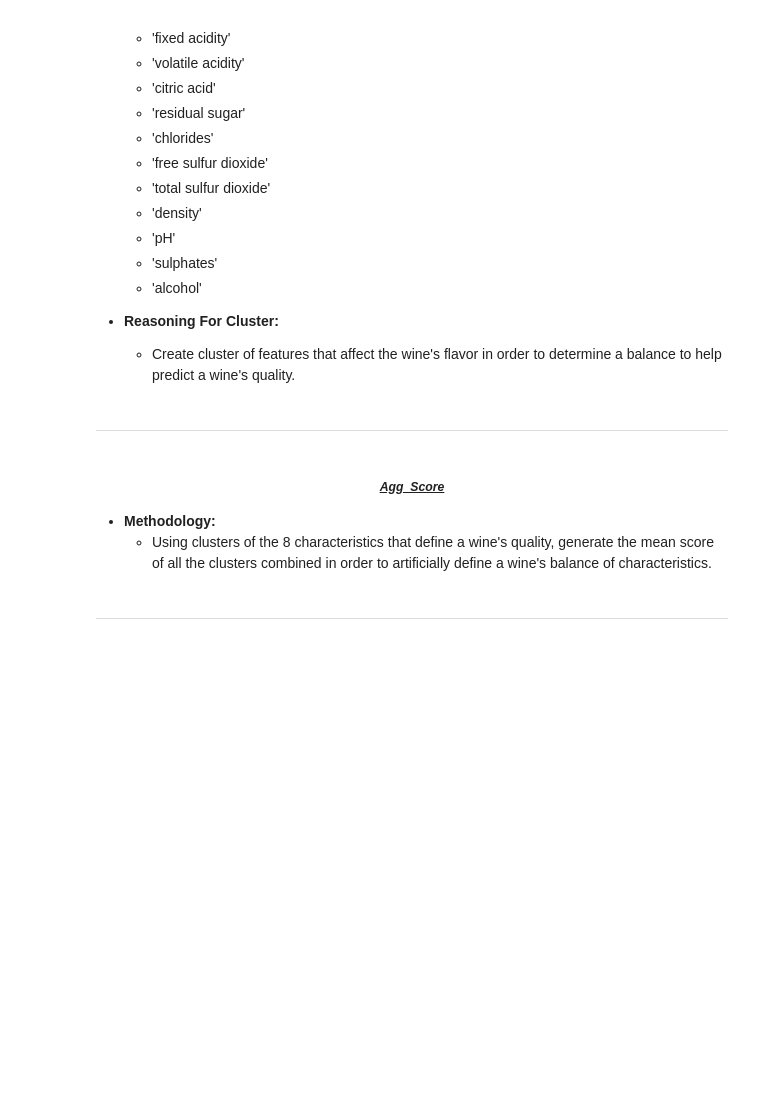
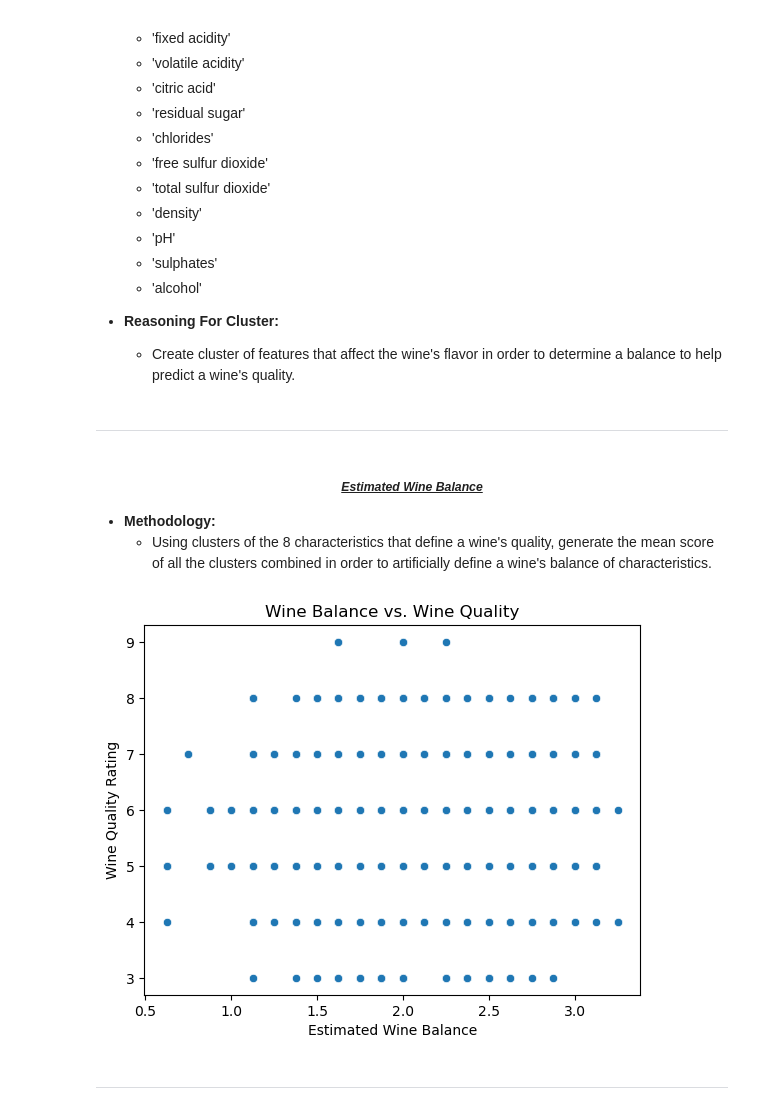
Before and after one commit to all-for-wine-andwine-for-all/all-for-wine-and-wine-for-all, a Jupyter notebook: final_report.ipynb, the cells around one changed output. Saved outputs shown, nothing was run; the diff lists cells and outputs as text; code cells hidden in the pictures; blank space fills up the shorter version.

Commit message:
Updated files to add additional visual

```diff
--- a/final_report.ipynb
+++ b/final_report.ipynb
@@ -222,11 +227,18 @@ P-Value: 0.0000
 # %% [markdown]
 <h5 style='text-align: center'>
     <b><u><i>
-        Agg_Score
+        Estimated Wine Balance
     </i></u></b></h5>
 
 - <b>Methodology:</b>
     - Using clusters of the 8 characteristics that define a wine's quality, generate the mean score of all the clusters combined in order to artificially define a wine's balance of characteristics.
+# %%
+# From the 'final.py' file...
+# Visualize the scatterplot of the wine's perceived
+# balance and the wine quality
+f.visual5()
+# %% [output]
+[figure, added]
 # %% [markdown]
 ---
 # %% [markdown]
```
Also changed, not shown: parts of 7 cells of this notebook, 1 other file.
